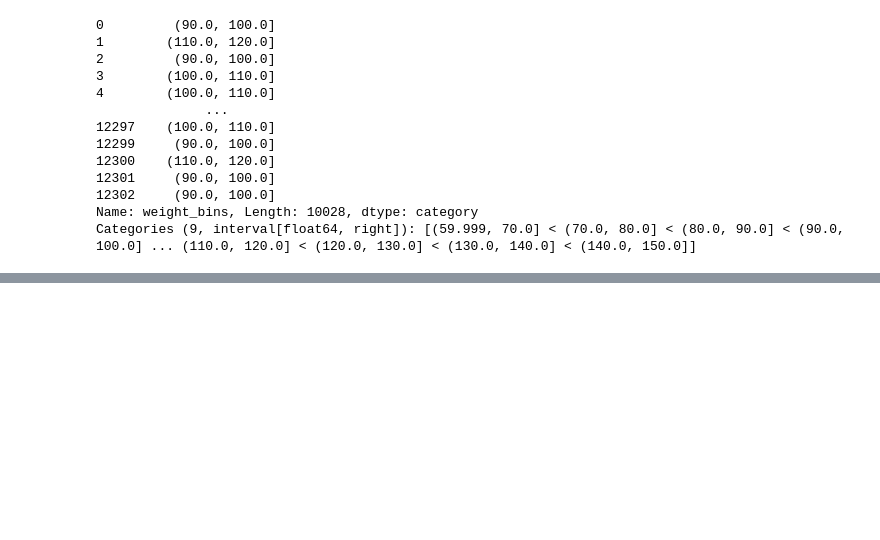
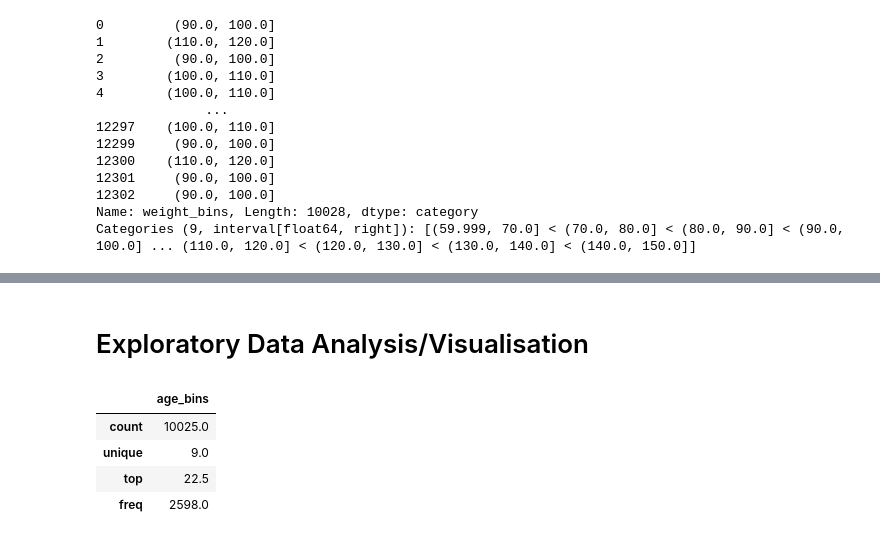
Before and after one commit to randallctc/SC1015_DSAI_Project, a Jupyter notebook: NBA_DataAnalysis.ipynb, the cells around one changed output, grey strips where cells are left out. Saved outputs shown, nothing was run; the diff lists cells and outputs as text; code cells hidden in the pictures; blank space fills up the shorter version.

```diff
--- a/NBA_DataAnalysis.ipynb
+++ b/NBA_DataAnalysis.ipynb
@@ -217 +221,12 @@ max         11.700000
 Name: ast, dtype: float64
+# %% [markdown]
+# Exploratory Data Analysis/Visualisation
+# %%
+age = pd.DataFrame(nba_df['age_bins'])
+age.describe()
+# %% [output]
+|  | age_bins |
+| count | 10025.0 |
+| unique | 9.0 |
+| top | 22.5 |
+| freq | 2598.0 |
```
Also changed, not shown: parts of 13 cells of this notebook.
